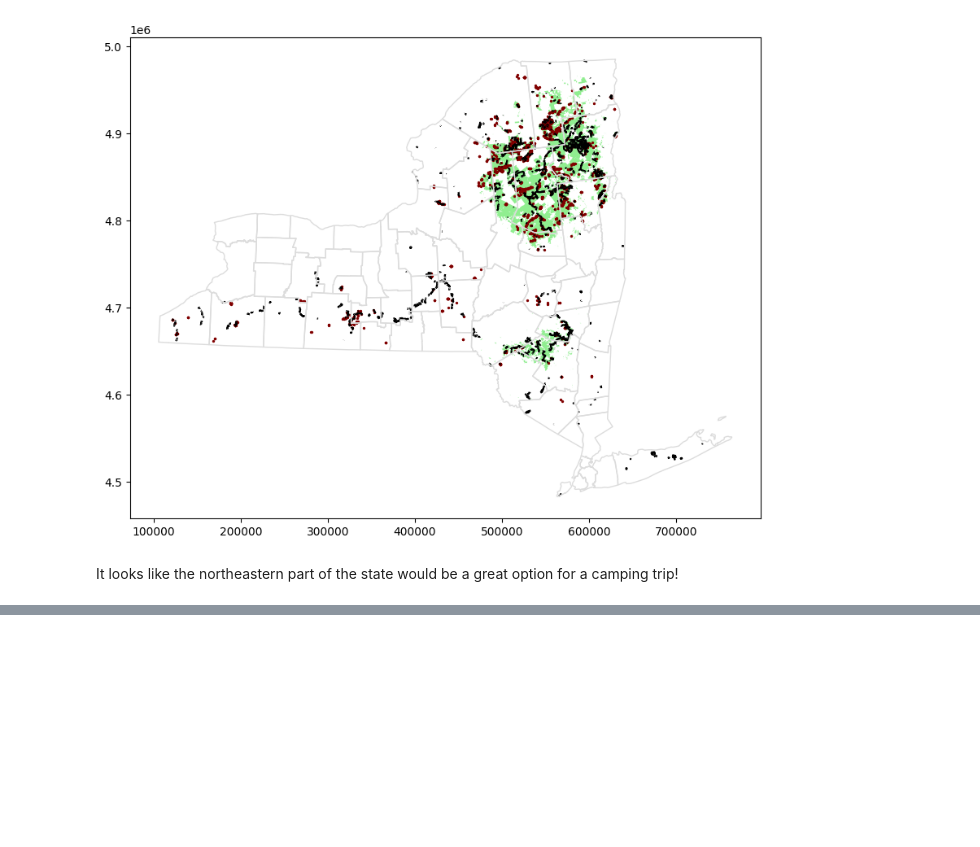
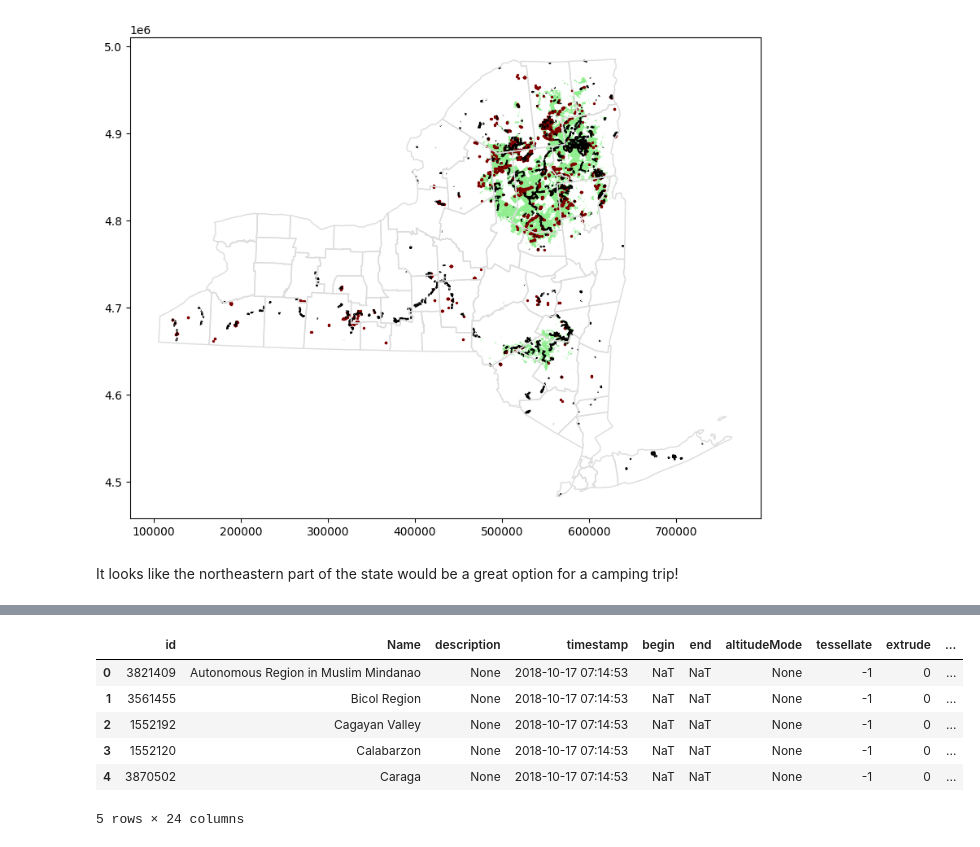
Before and after one commit to bcjspiros/edu-kaggle-GeospatialAnalysis, a Jupyter notebook: notebooks/Python/FirstMap.ipynb, the cells around one changed output, grey strips where cells are left out. Cells and saved outputs as stored; diff of their text form; code cells hidden in the pictures; blank space fills up the shorter version.

```diff
--- a/notebooks/Python/FirstMap.ipynb
+++ b/notebooks/Python/FirstMap.ipynb
@@ -138,0 +185,10 @@ It looks like the northeastern part of the state would be a great option for a c
+# %%
+PHL = gpd.read_file(here("data/Philippines_AL258.kml"), driver='KML')
+# %% [output]
+|  | id | Name | description | timestamp | begin | end | altitudeMode | tessellate | extrude | ... |
+| 0 | 3821409 | Autonomous Region in Muslim Mindanao | None | 2018-10-17 07:14:53 | NaT | NaT | None | -1 | 0 | ... |
+| 1 | 3561455 | Bicol Region | None | 2018-10-17 07:14:53 | NaT | NaT | None | -1 | 0 | ... |
+| 2 | 1552192 | Cagayan Valley | None | 2018-10-17 07:14:53 | NaT | NaT | None | -1 | 0 | ... |
+| 3 | 1552120 | Calabarzon | None | 2018-10-17 07:14:53 | NaT | NaT | None | -1 | 0 | ... |
+| 4 | 3870502 | Caraga | None | 2018-10-17 07:14:53 | NaT | NaT | None | -1 | 0 | ... |
+5 rows × 24 columns
```
Also changed, not shown: parts of 10 cells of this notebook, 6 other files.
